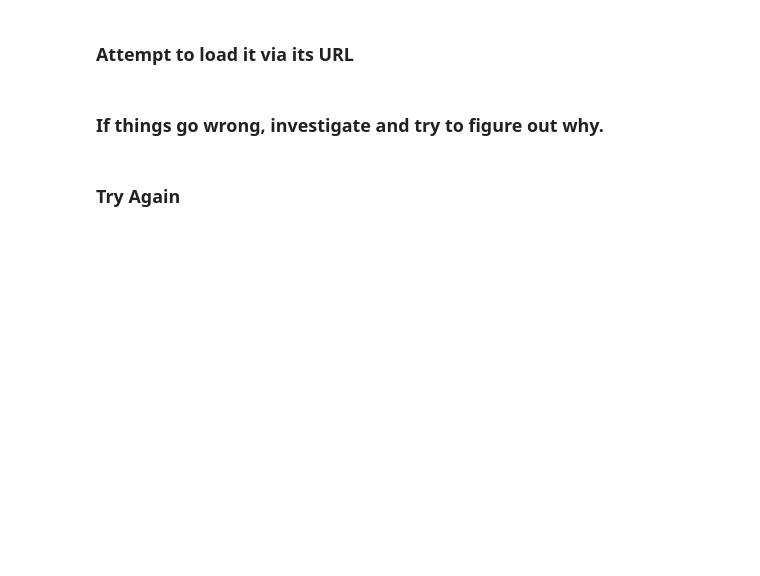
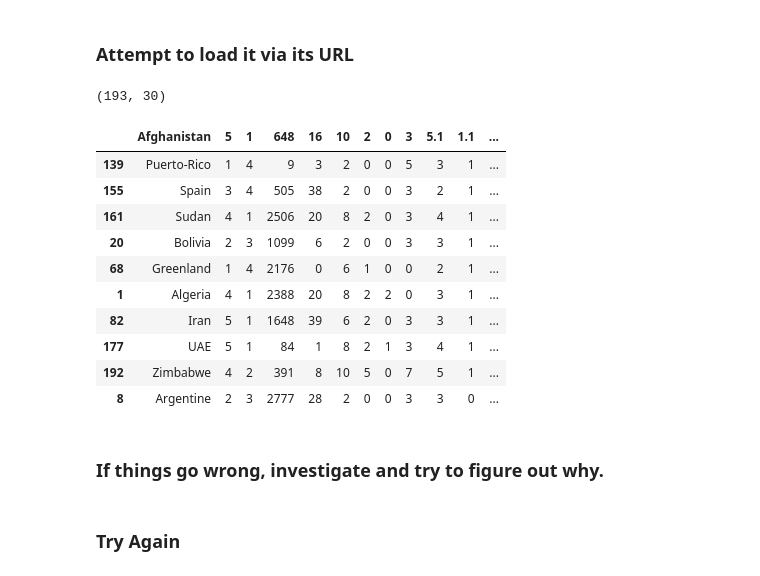
Before and after one commit to S4mBL4ck/DS-Unit-1-Sprint-1-Data-Wrangling-and-Storytelling, a Jupyter notebook: module1-exploratory-data-analysis/LS_DS_111_Exploratory_Data_Analysis.ipynb, the cells around one changed output. Cells and saved outputs as stored; diff of their text form; code cells hidden in the pictures; blank space fills up the shorter version.

```diff
--- a/module1-exploratory-data-analysis/LS_DS_111_Exploratory_Data_Analysis.ipynb
+++ b/module1-exploratory-data-analysis/LS_DS_111_Exploratory_Data_Analysis.ipynb
@@ -155,0 +175,6 @@ flag_data_url = 'https://archive.ics.uci.edu/ml/machine-learning-databases/flags
+# %%
+flags = pd.read_csv(flag_data_url)
+# %%
+flags.shape
+# %% [output]
+(193, 30)
@@ -156,3 +183,17 @@ flag_data_url = 'https://archive.ics.uci.edu/ml/machine-learning-databases/flags
+# %%
+flags.sample(10)
+# %% [output]
+|  | Afghanistan | 5 | 1 | 648 | 16 | 10 | 2 | 0 | 3 | 5.1 | 1.1 | ... |
+| 139 | Puerto-Rico | 1 | 4 | 9 | 3 | 2 | 0 | 0 | 5 | 3 | 1 | ... |
+| 155 | Spain | 3 | 4 | 505 | 38 | 2 | 0 | 0 | 3 | 2 | 1 | ... |
+| 161 | Sudan | 4 | 1 | 2506 | 20 | 8 | 2 | 0 | 3 | 4 | 1 | ... |
+| 20 | Bolivia | 2 | 3 | 1099 | 6 | 2 | 0 | 0 | 3 | 3 | 1 | ... |
+| 68 | Greenland | 1 | 4 | 2176 | 0 | 6 | 1 | 0 | 0 | 2 | 1 | ... |
+| 1 | Algeria | 4 | 1 | 2388 | 20 | 8 | 2 | 2 | 0 | 3 | 1 | ... |
+| 82 | Iran | 5 | 1 | 1648 | 39 | 6 | 2 | 0 | 3 | 3 | 1 | ... |
+| 177 | UAE | 5 | 1 | 84 | 1 | 8 | 2 | 1 | 3 | 4 | 1 | ... |
+| 192 | Zimbabwe | 4 | 2 | 391 | 8 | 10 | 5 | 0 | 7 | 5 | 1 | ... |
+| 8 | Argentine | 2 | 3 | 2777 | 28 | 2 | 0 | 0 | 3 | 3 | 0 | ... |
 # %% [markdown]
 ### If things go wrong, investigate and try to figure out why.
 # %%
```
Also changed, not shown: parts of 8 cells of this notebook.
